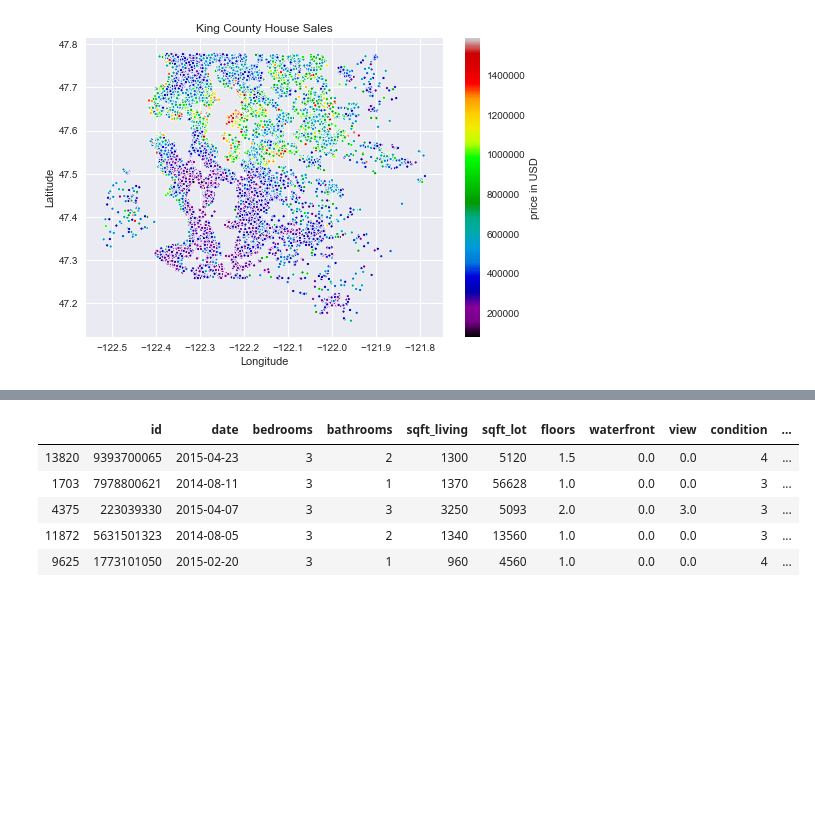
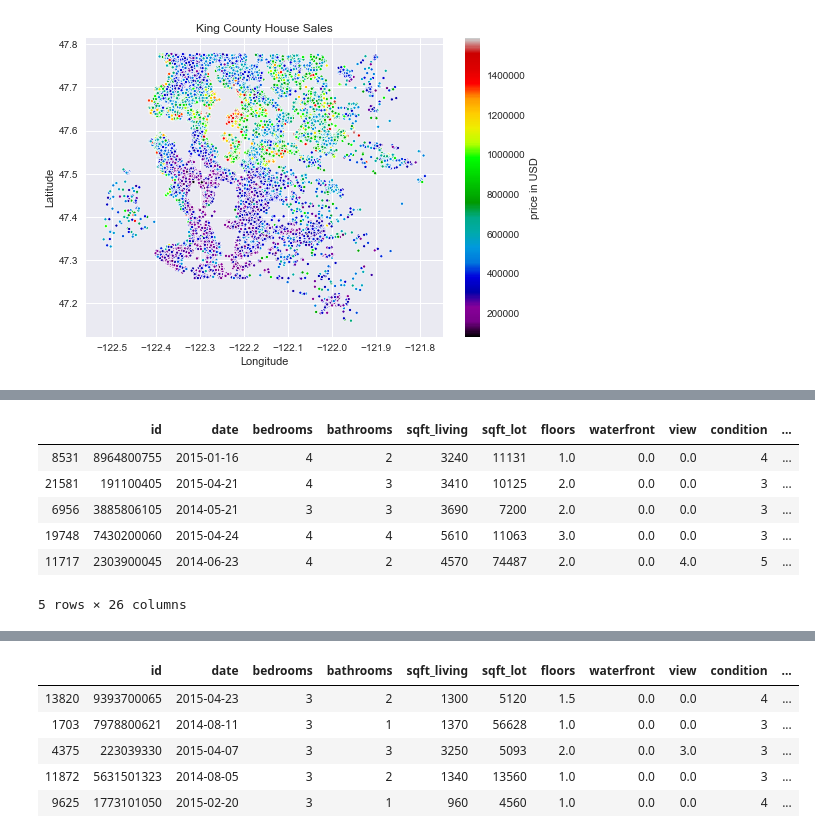
Before and after one commit to nadinezab/kc-house-prices-prediction, a Jupyter notebook: kc-house-prices.ipynb, the cells around one changed output, grey strips where cells are left out. Drawn from its saved outputs; the diff is of its cells as text; code cells hidden in the pictures; blank space fills up the shorter version.

```diff
--- a/kc-house-prices.ipynb
+++ b/kc-house-prices.ipynb
@@ -585,3 +589,5 @@ plt.title('King County House Sales')
 plt.show()
 # %% [output]
 [figure]
+# %%
+dfloc['coord'] = list(zip(dfloc['lat'], dfloc['long']))
@@ -587,0 +622,13 @@ plt.show()
+# %%
+## most-expensive
+
+dftop = dfloc.sort_values('price', ascending = False)[:100]
+dftop.head()
+# %% [output]
+|  | id | date | bedrooms | bathrooms | sqft_living | sqft_lot | floors | waterfront | view | condition | ... |
+| 8531 | 8964800755 | 2015-01-16 | 4 | 2 | 3240 | 11131 | 1.0 | 0.0 | 0.0 | 4 | ... |
+| 21581 | 191100405 | 2015-04-21 | 4 | 3 | 3410 | 10125 | 2.0 | 0.0 | 0.0 | 3 | ... |
+| 6956 | 3885806105 | 2014-05-21 | 3 | 3 | 3690 | 7200 | 2.0 | 0.0 | 0.0 | 3 | ... |
+| 19748 | 7430200060 | 2015-04-24 | 4 | 4 | 5610 | 11063 | 3.0 | 0.0 | 0.0 | 3 | ... |
+| 11717 | 2303900045 | 2014-06-23 | 4 | 2 | 4570 | 74487 | 2.0 | 0.0 | 4.0 | 5 | ... |
+5 rows × 26 columns
```
Also changed, not shown: parts of 8 cells of this notebook.
